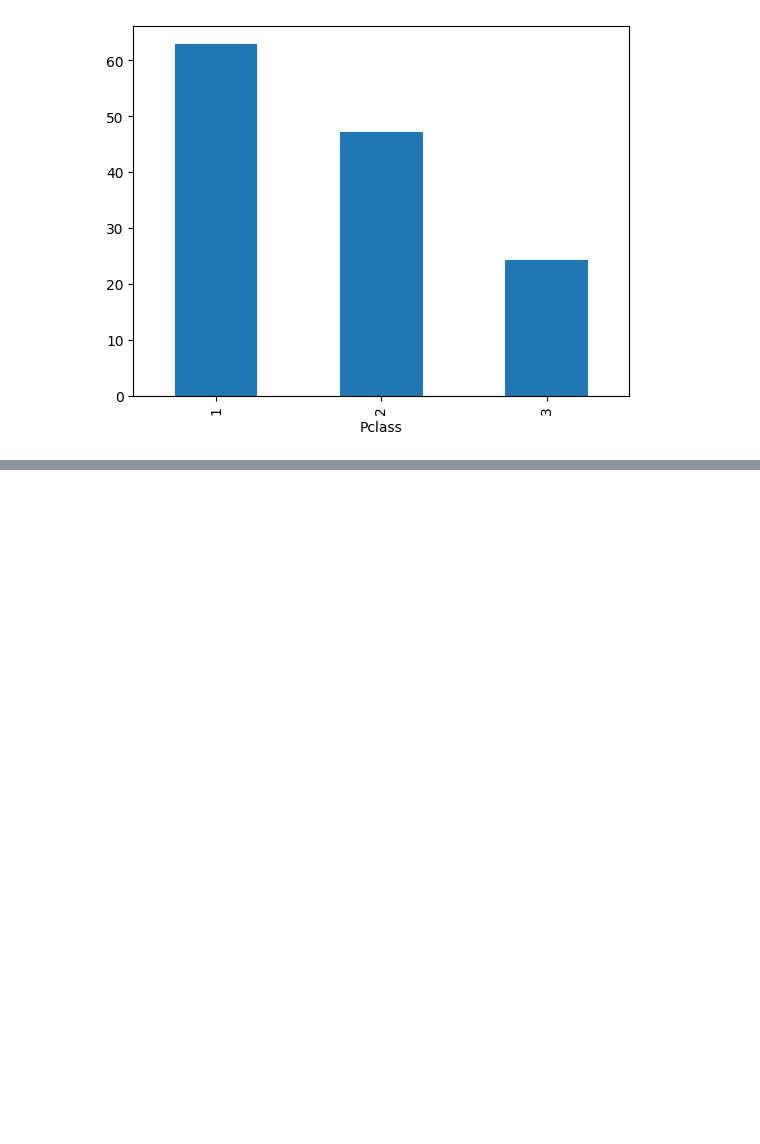
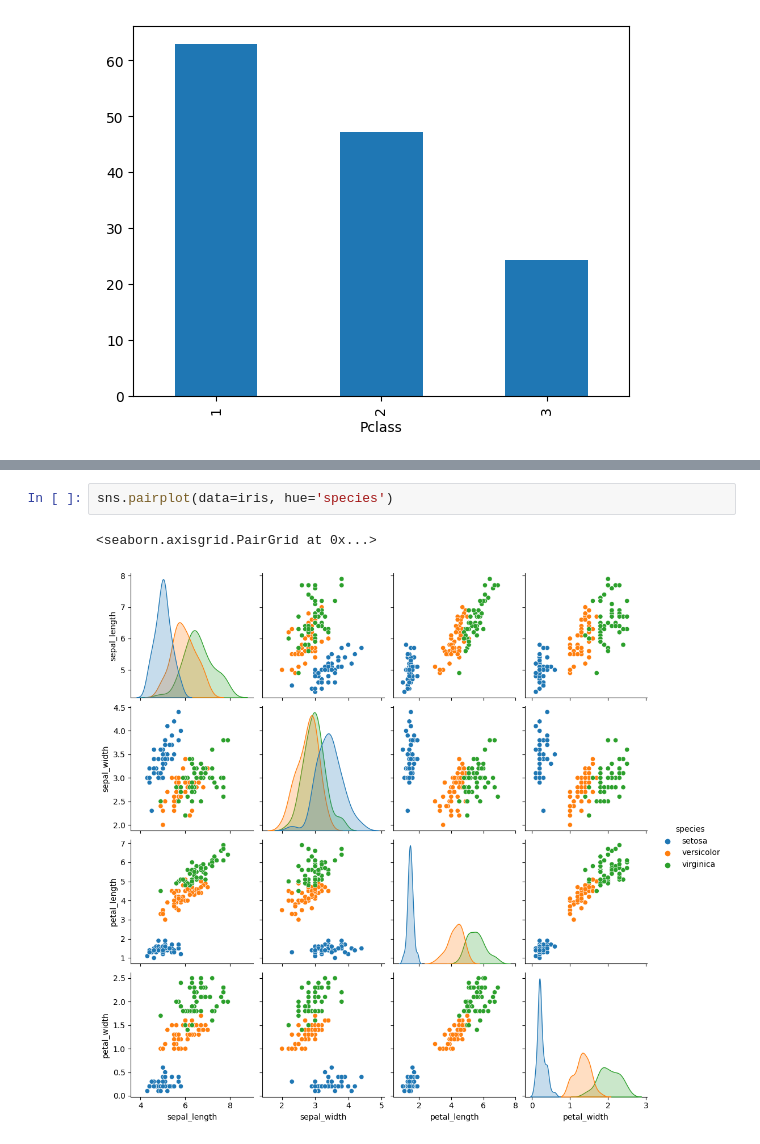
Before and after one commit to swoyam2609/Learning-Python, a Jupyter notebook: Machine Learning/Bivariate-Multivariate Analysis/bivariate and multivariate analysis.ipynb, the cells around one changed output, grey strips where cells are left out. Saved outputs shown, nothing was run; the diff lists cells and outputs as text; blank space fills up the shorter version.

```diff
--- a/Machine Learning/Bivariate-Multivariate Analysis/bivariate and multivariate analysis.ipynb
+++ b/Machine Learning/Bivariate-Multivariate Analysis/bivariate and multivariate analysis.ipynb
@@ -113,0 +220,5 @@ pd.crosstab(titanic['Age'], titanic['Survived'])
+# %%
+sns.pairplot(data=iris, hue='species')
+# %% [output]
+<seaborn.axisgrid.PairGrid at 0x...>
+[figure, added]
```
Also changed, not shown: parts of 17 cells of this notebook, 4 other files.
